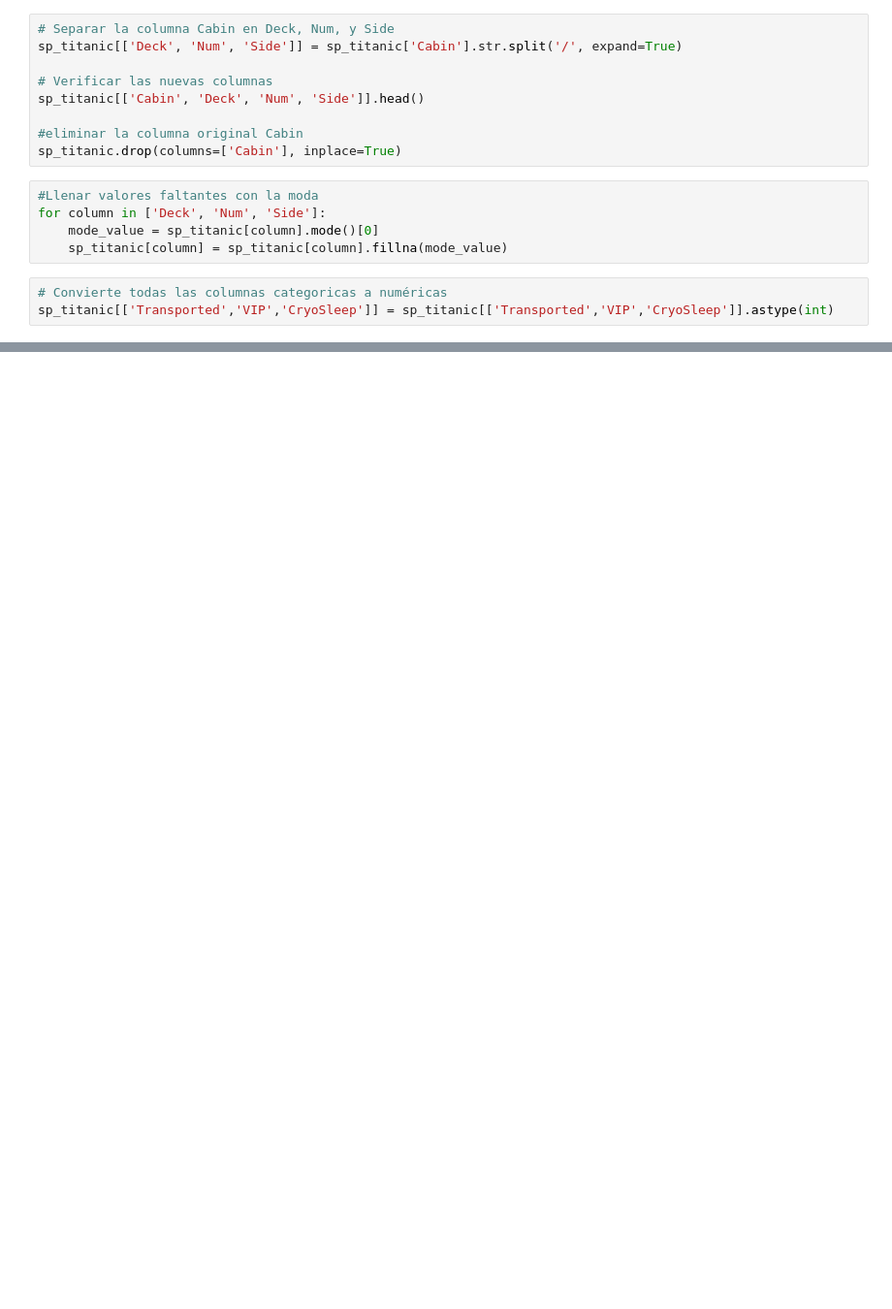
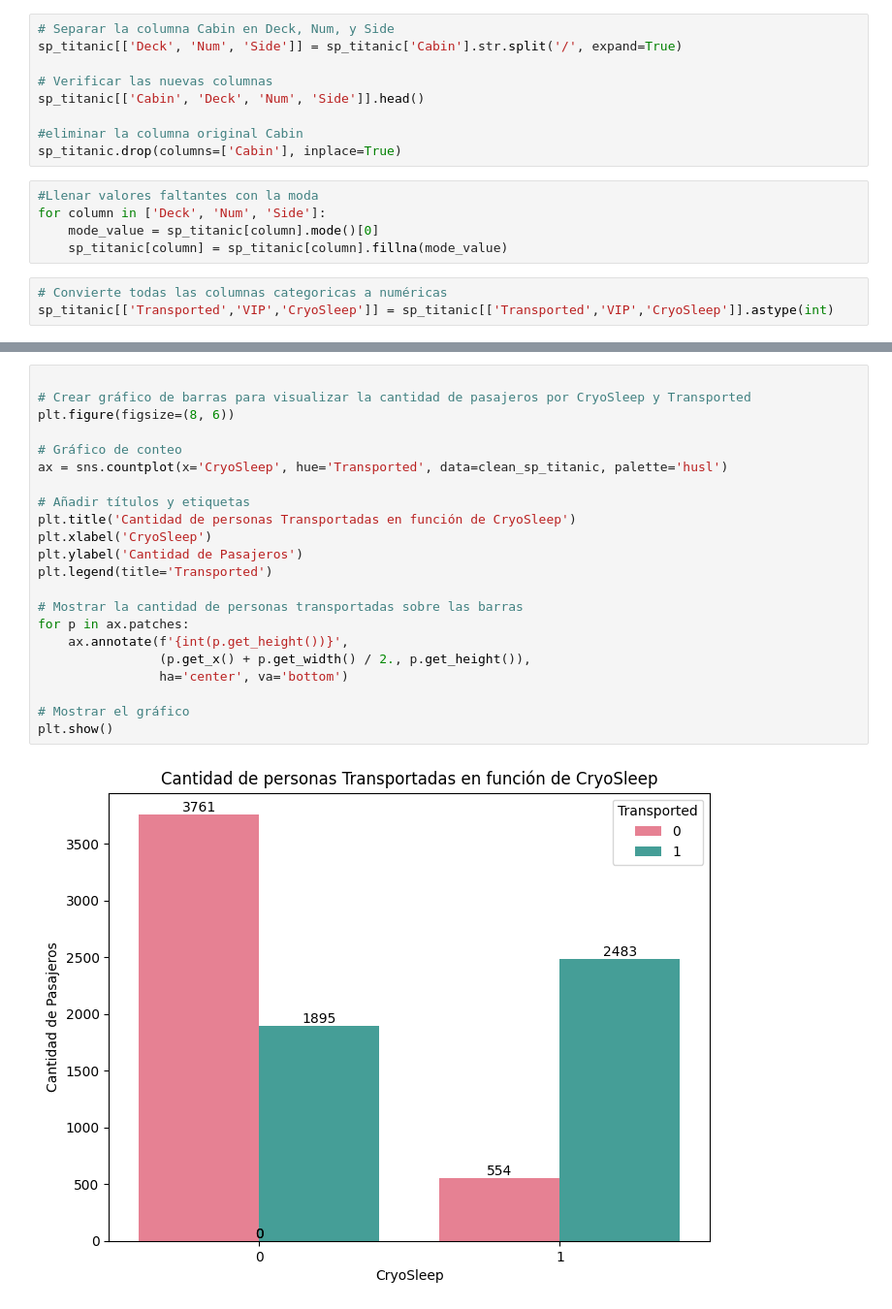
Before and after one commit to Lisy29/spaceship-titanic-Lisy, a Jupyter notebook: Notebook/space_titanic_Lisy.ipynb, the cells around one changed output, grey strips where cells are left out. Shown at 97% size. Saved outputs shown, nothing was run; the diff lists cells and outputs as text; blank space fills up the shorter version.

```diff
--- a/Notebook/space_titanic_Lisy.ipynb
+++ b/Notebook/space_titanic_Lisy.ipynb
@@ -221,0 +352,24 @@ sp_titanic[['Transported','VIP','CryoSleep']] = sp_titanic[['Transported','VIP',
+# %%
+
+# Crear gráfico de barras para visualizar la cantidad de pasajeros por CryoSleep y Transported
+plt.figure(figsize=(8, 6))
+
+# Gráfico de conteo
+ax = sns.countplot(x='CryoSleep', hue='Transported', data=clean_sp_titanic, palette='husl')
+
+# Añadir títulos y etiquetas
+plt.title('Cantidad de personas Transportadas en función de CryoSleep')
+plt.xlabel('CryoSleep')
+plt.ylabel('Cantidad de Pasajeros')
+plt.legend(title='Transported')
+
+# Mostrar la cantidad de personas transportadas sobre las barras
+for p in ax.patches:
+    ax.annotate(f'{int(p.get_height())}',
+                (p.get_x() + p.get_width() / 2., p.get_height()),
+                ha='center', va='bottom')
+
+# Mostrar el gráfico
+plt.show()
+# %% [output]
+[figure, added]
```
Also changed, not shown: parts of 29 cells of this notebook, 1 other file.
